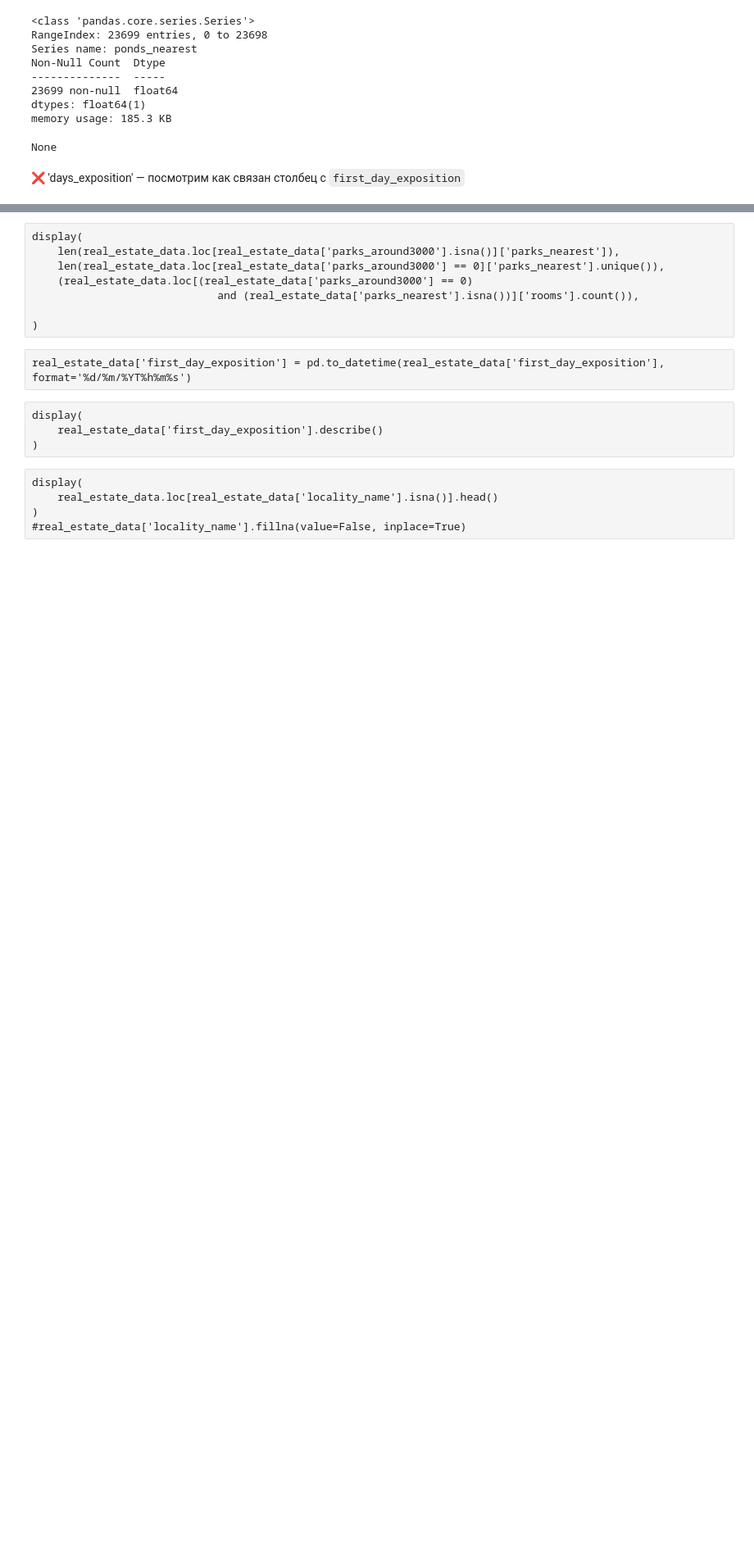
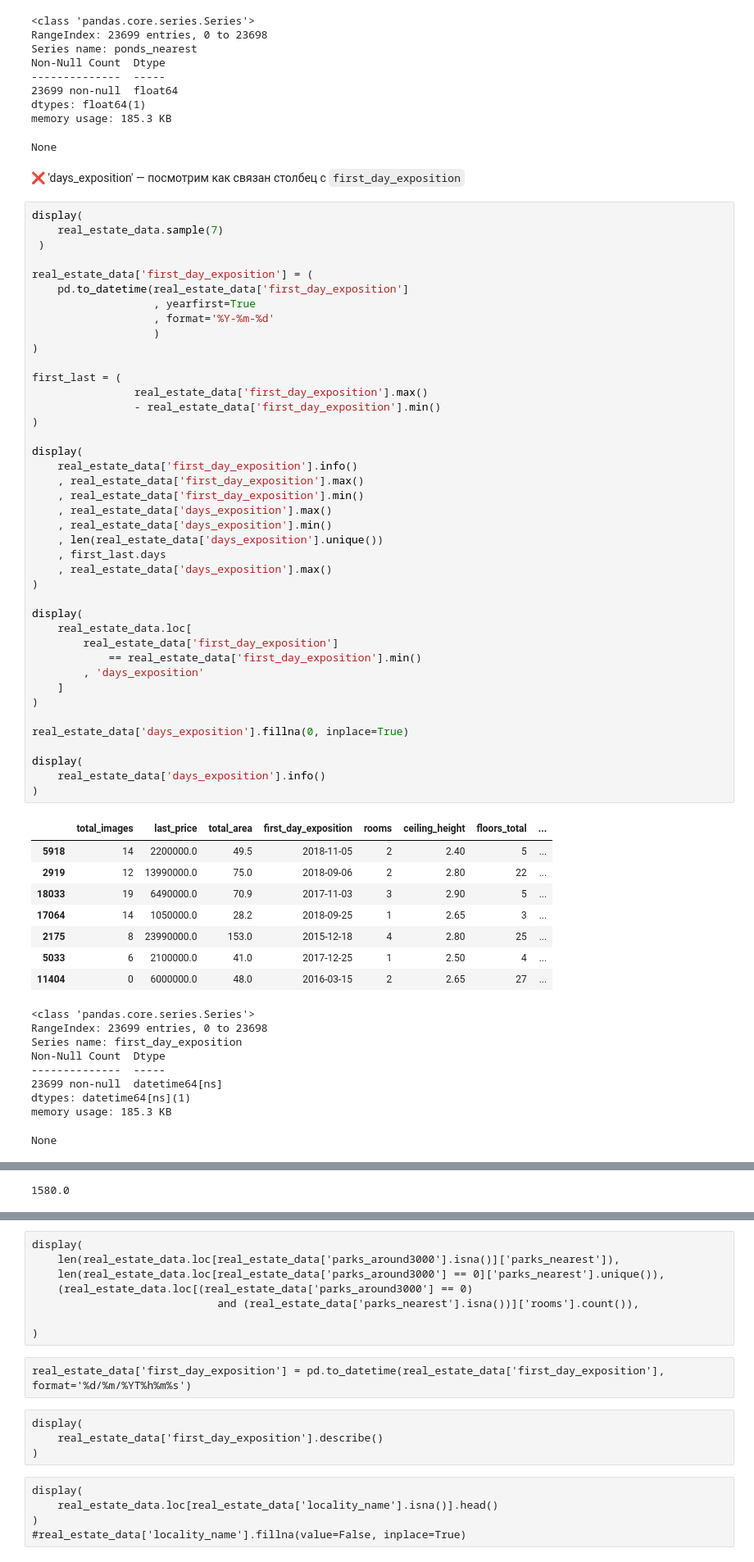
Before and after one commit to zabelin-ds/practicum, a Jupyter notebook: 03_project/real_estate_00.ipynb, the cells around one changed output, grey strips where cells are left out. Shown at 82% size. Saved outputs shown, nothing was run; the diff lists cells and outputs as text; blank space fills up the shorter version.

Commit message:
real estate NaN done, astype done

```diff
--- a/03_project/real_estate_00.ipynb
+++ b/03_project/real_estate_00.ipynb
@@ -1762,3 +1764,62 @@ memory usage: 185.3 KB
 None
 # %% [markdown]
 ❌ 'days_exposition' — посмотрим как связан столбец с `first_day_exposition`
+# %%
+display(
+    real_estate_data.sample(7)
+ )
+
+real_estate_data['first_day_exposition'] = (
+    pd.to_datetime(real_estate_data['first_day_exposition']
+                   , yearfirst=True
+                   , format='%Y-%m-%d'
+                   )
+)
+
+first_last = (
+                real_estate_data['first_day_exposition'].max()
+                - real_estate_data['first_day_exposition'].min()
+)
+
+display(
+    real_estate_data['first_day_exposition'].info()
+    , real_estate_data['first_day_exposition'].max()
+    , real_estate_data['first_day_exposition'].min()
+    , real_estate_data['days_exposition'].max()
+    , real_estate_data['days_exposition'].min()
+    , len(real_estate_data['days_exposition'].unique())
+    , first_last.days
+    , real_estate_data['days_exposition'].max()
+)
+
+display(
+    real_estate_data.loc[
+        real_estate_data['first_day_exposition']
+            == real_estate_data['first_day_exposition'].min()
+        , 'days_exposition'
+    ]
+)
+
+real_estate_data['days_exposition'].fillna(0, inplace=True)
+
+display(
+    real_estate_data['days_exposition'].info()
+)
+# %% [output]
+|  | total_images | last_price | total_area | first_day_exposition | rooms | ceiling_height | floors_total | ... |
+| 5918 | 14 | 2200000.0 | 49.5 | 2018-11-05 | 2 | 2.40 | 5 | ... |
+| 2919 | 12 | 13990000.0 | 75.0 | 2018-09-06 | 2 | 2.80 | 22 | ... |
+| 18033 | 19 | 6490000.0 | 70.9 | 2017-11-03 | 3 | 2.90 | 5 | ... |
+| 17064 | 14 | 1050000.0 | 28.2 | 2018-09-25 | 1 | 2.65 | 3 | ... |
+| 2175 | 8 | 23990000.0 | 153.0 | 2015-12-18 | 4 | 2.80 | 25 | ... |
+| 5033 | 6 | 2100000.0 | 41.0 | 2017-12-25 | 1 | 2.50 | 4 | ... |
+| 11404 | 0 | 6000000.0 | 48.0 | 2016-03-15 | 2 | 2.65 | 27 | ... |
+<class 'pandas.core.series.Series'>
+RangeIndex: 23699 entries, 0 to 23698
+Series name: first_day_exposition
+Non-Null Count  Dtype
+--------------  -----
+23699 non-null  datetime64[ns]
+dtypes: datetime64[ns](1)
+memory usage: 185.3 KB
+None
@@ -1764,0 +1828 @@ None
+1580.0
```
Also changed, not shown: parts of 15 cells of this notebook.
